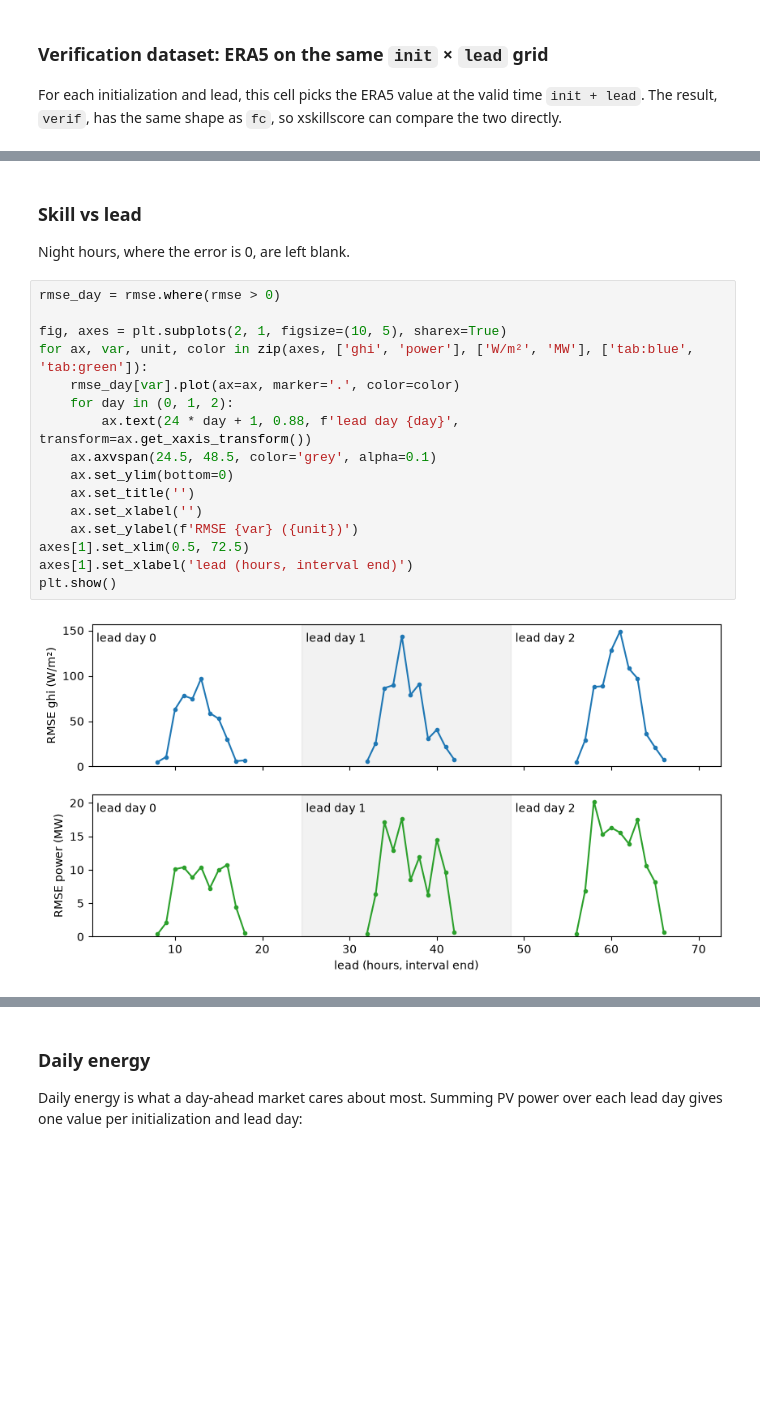
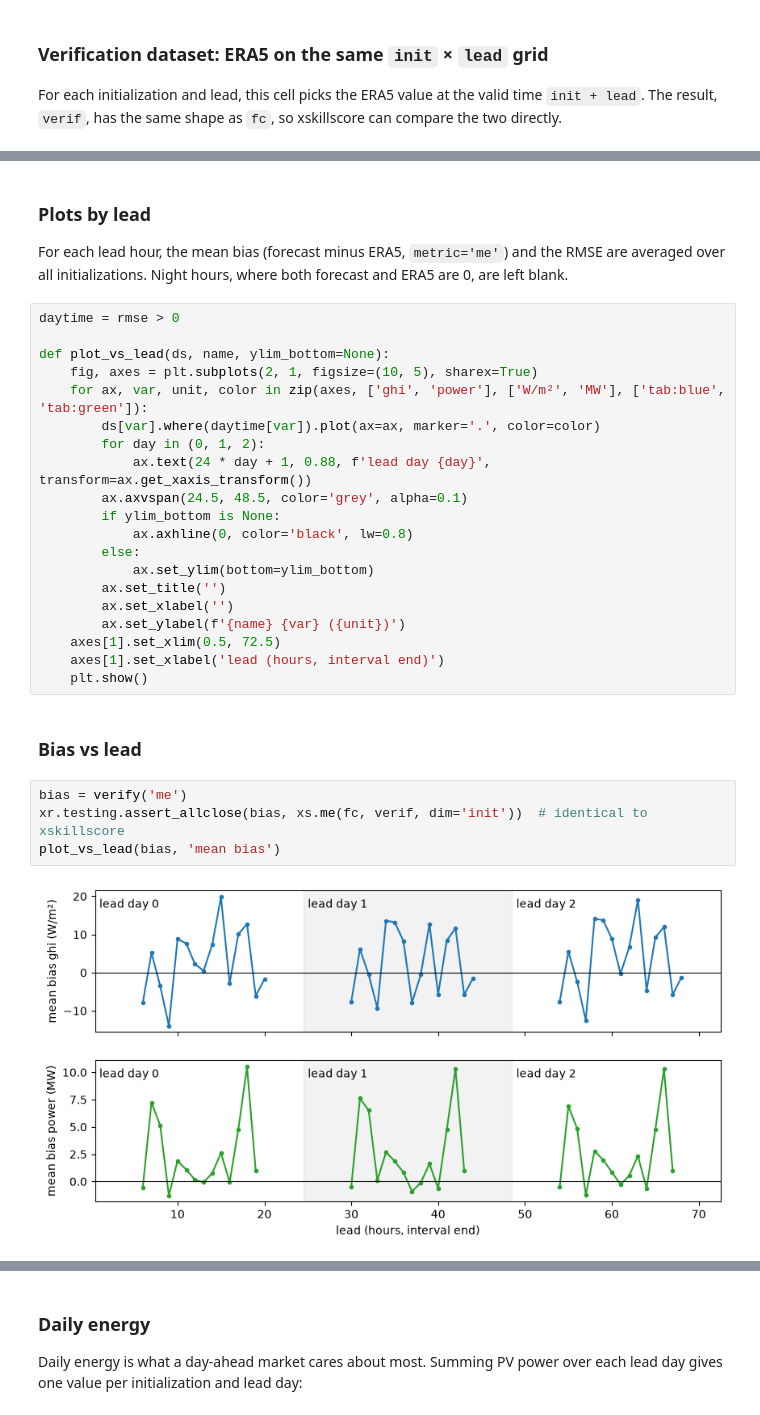
Before and after one commit to aaronspring/hefty, a Jupyter notebook: examples/era5_forecast_verification.ipynb, the cells around one changed output, grey strips where cells are left out. Cells and saved outputs as stored; diff of their text form; blank space fills up the shorter version.

```diff
--- a/examples/era5_forecast_verification.ipynb
+++ b/examples/era5_forecast_verification.ipynb
@@ -372,24 +257,34 @@ Attributes:
     comparison:                    e2o
     dim:                           init
     reference:                     []
-# %% [markdown]
-### Skill vs lead
-Night hours, where the error is 0, are left blank.
+# %% [markdown]
+### Plots by lead
+For each lead hour, the mean bias (forecast minus ERA5, `metric='me'`) and the RMSE are averaged over all initializations. Night hours, where both forecast and ERA5 are 0, are left blank.
 # %%
-rmse_day = rmse.where(rmse > 0)
+daytime = rmse > 0
 
-fig, axes = plt.subplots(2, 1, figsize=(10, 5), sharex=True)
-for ax, var, unit, color in zip(axes, ['ghi', 'power'], ['W/m²', 'MW'], ['tab:blue', 'tab:green']):
-    rmse_day[var].plot(ax=ax, marker='.', color=color)
-    for day in (0, 1, 2):
-        ax.text(24 * day + 1, 0.88, f'lead day {day}', transform=ax.get_xaxis_transform())
-    ax.axvspan(24.5, 48.5, color='grey', alpha=0.1)
-    ax.set_ylim(bottom=0)
-    ax.set_title('')
-    ax.set_xlabel('')
-    ax.set_ylabel(f'RMSE {var} ({unit})')
-axes[1].set_xlim(0.5, 72.5)
-axes[1].set_xlabel('lead (hours, interval end)')
-plt.show()
+def plot_vs_lead(ds, name, ylim_bottom=None):
+    fig, axes = plt.subplots(2, 1, figsize=(10, 5), sharex=True)
+    for ax, var, unit, color in zip(axes, ['ghi', 'power'], ['W/m²', 'MW'], ['tab:blue', 'tab:green']):
+        ds[var].where(daytime[var]).plot(ax=ax, marker='.', color=color)
+        for day in (0, 1, 2):
+            ax.text(24 * day + 1, 0.88, f'lead day {day}', transform=ax.get_xaxis_transform())
+        ax.axvspan(24.5, 48.5, color='grey', alpha=0.1)
+        if ylim_bottom is None:
+            ax.axhline(0, color='black', lw=0.8)
+        else:
+            ax.set_ylim(bottom=ylim_bottom)
+        ax.set_title('')
+        ax.set_xlabel('')
+        ax.set_ylabel(f'{name} {var} ({unit})')
+    axes[1].set_xlim(0.5, 72.5)
+    axes[1].set_xlabel('lead (hours, interval end)')
+    plt.show()
-# %% [output]
-[figure, removed]
+# %% [markdown]
+### Bias vs lead
+# %%
+bias = verify('me')
+xr.testing.assert_allclose(bias, xs.me(fc, verif, dim='init'))  # identical to xskillscore
+plot_vs_lead(bias, 'mean bias')
+# %% [output]
+[figure, added]
```
Also changed, not shown: parts of 54 cells of this notebook.
